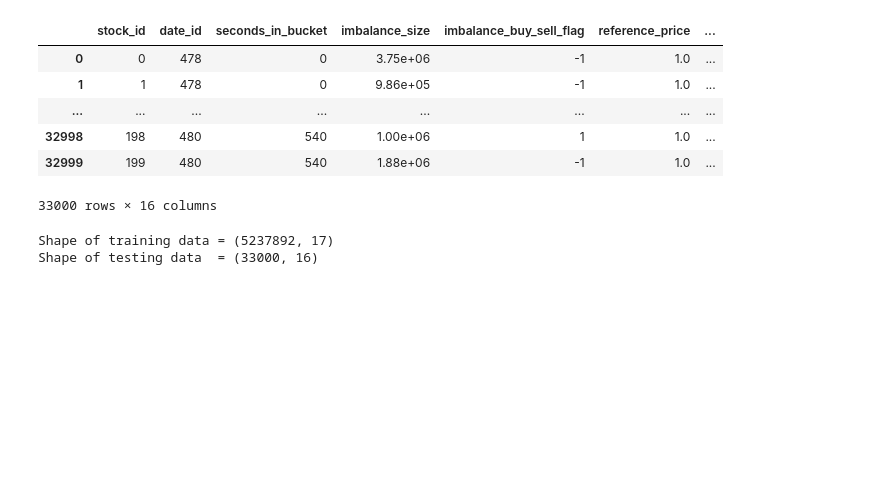
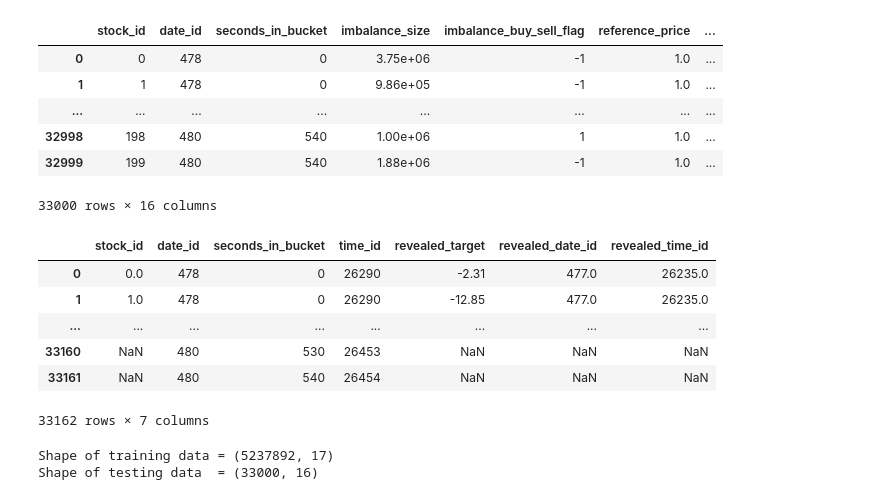
Before and after one commit to saintblue97/DeepNN_Optiver, a Jupyter notebook: brett_10_11.ipynb, the cells around one changed output. Drawn from its saved outputs; the diff is of its cells as text; code cells hidden in the pictures; blank space fills up the shorter version.

```diff
--- a/brett_10_11.ipynb
+++ b/brett_10_11.ipynb
@@ -93,6 +93,17 @@ df_test  = pd.read_csv(test_data_path); df_test
 | 32998 | 198 | 480 | 540 | 1.00e+06 | 1 | 1.0 | ... |
 | 32999 | 199 | 480 | 540 | 1.88e+06 | -1 | 1.0 | ... |
 33000 rows × 16 columns
+# %%
+revealed_targets_path = file_path + 'example_test_files/revealed_targets.csv'
+df_revealed_targets  = pd.read_csv(revealed_targets_path); df_revealed_targets
+# %% [output]
+|  | stock_id | date_id | seconds_in_bucket | time_id | revealed_target | revealed_date_id | revealed_time_id |
+| 0 | 0.0 | 478 | 0 | 26290 | -2.31 | 477.0 | 26235.0 |
+| 1 | 1.0 | 478 | 0 | 26290 | -12.85 | 477.0 | 26235.0 |
+| ... | ... | ... | ... | ... | ... | ... | ... |
+| 33160 | NaN | 480 | 530 | 26453 | NaN | NaN | NaN |
+| 33161 | NaN | 480 | 540 | 26454 | NaN | NaN | NaN |
+33162 rows × 7 columns
 # %%
 print('Shape of training data =', df.shape)
 print('Shape of testing data  =', df_test.shape)
```
Also changed, not shown: parts of 15 cells of this notebook.
